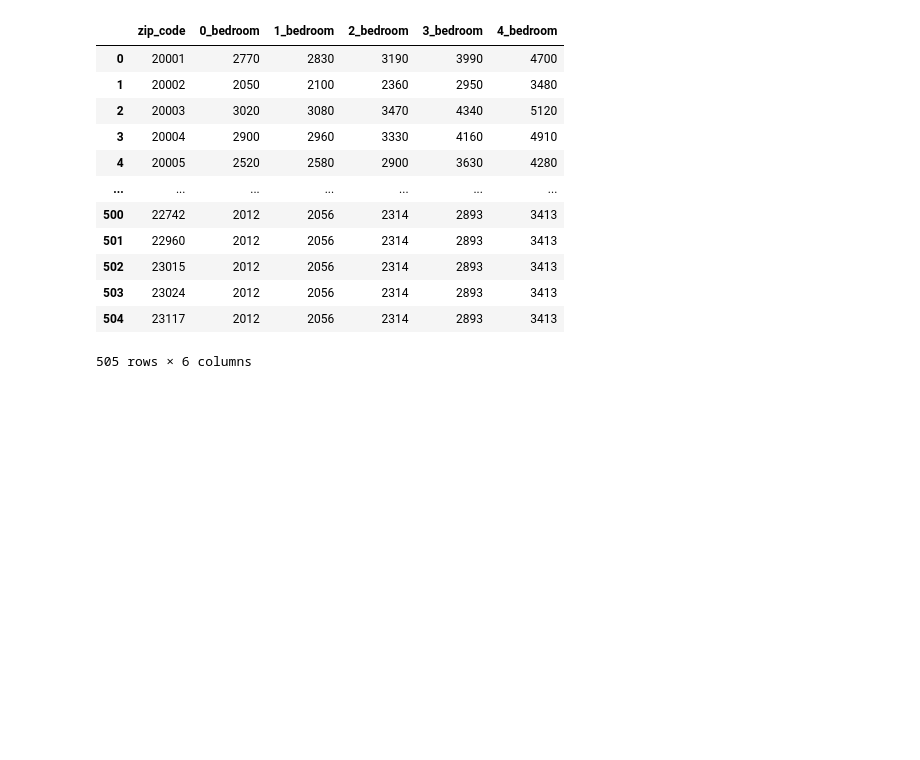
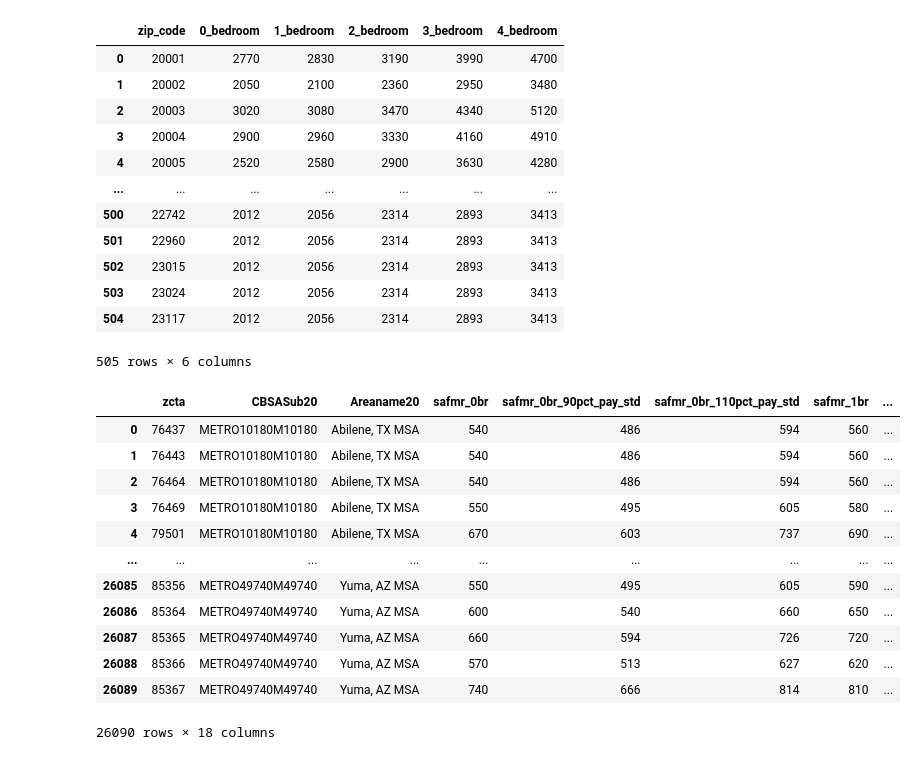
Before and after one commit to aadia1234/CMSC320-Final-Project, a Jupyter notebook: clean_data.ipynb, the cells around one changed output. Drawn from its saved outputs; the diff is of its cells as text; code cells hidden in the pictures; blank space fills up the shorter version.

Commit message:
fixed 2018  2017 and 2020 data

```diff
--- a/clean_data.ipynb
+++ b/clean_data.ipynb
@@ -137,3 +137,20 @@ for df in dfs:
 | 503 | 23024 | 2012 | 2056 | 2314 | 2893 | 3413 |
 | 504 | 23117 | 2012 | 2056 | 2314 | 2893 | 3413 |
 505 rows × 6 columns
+# %%
+df_2020 = pd.read_excel('data/fy2020_safmrs_rev.xlsx')
+df_2020
+# %% [output]
+|  | zcta | CBSASub20 | Areaname20 | safmr_0br | safmr_0br_90pct_pay_std | safmr_0br_110pct_pay_std | safmr_1br | ... |
+| 0 | 76437 | METRO10180M10180 | Abilene, TX MSA | 540 | 486 | 594 | 560 | ... |
+| 1 | 76443 | METRO10180M10180 | Abilene, TX MSA | 540 | 486 | 594 | 560 | ... |
+| 2 | 76464 | METRO10180M10180 | Abilene, TX MSA | 540 | 486 | 594 | 560 | ... |
+| 3 | 76469 | METRO10180M10180 | Abilene, TX MSA | 550 | 495 | 605 | 580 | ... |
+| 4 | 79501 | METRO10180M10180 | Abilene, TX MSA | 670 | 603 | 737 | 690 | ... |
+| ... | ... | ... | ... | ... | ... | ... | ... | ... |
+| 26085 | 85356 | METRO49740M49740 | Yuma, AZ MSA | 550 | 495 | 605 | 590 | ... |
+| 26086 | 85364 | METRO49740M49740 | Yuma, AZ MSA | 600 | 540 | 660 | 650 | ... |
+| 26087 | 85365 | METRO49740M49740 | Yuma, AZ MSA | 660 | 594 | 726 | 720 | ... |
+| 26088 | 85366 | METRO49740M49740 | Yuma, AZ MSA | 570 | 513 | 627 | 620 | ... |
+| 26089 | 85367 | METRO49740M49740 | Yuma, AZ MSA | 740 | 666 | 814 | 810 | ... |
+26090 rows × 18 columns
```
Also changed, not shown: parts of 4 cells of this notebook, 2 other files.
